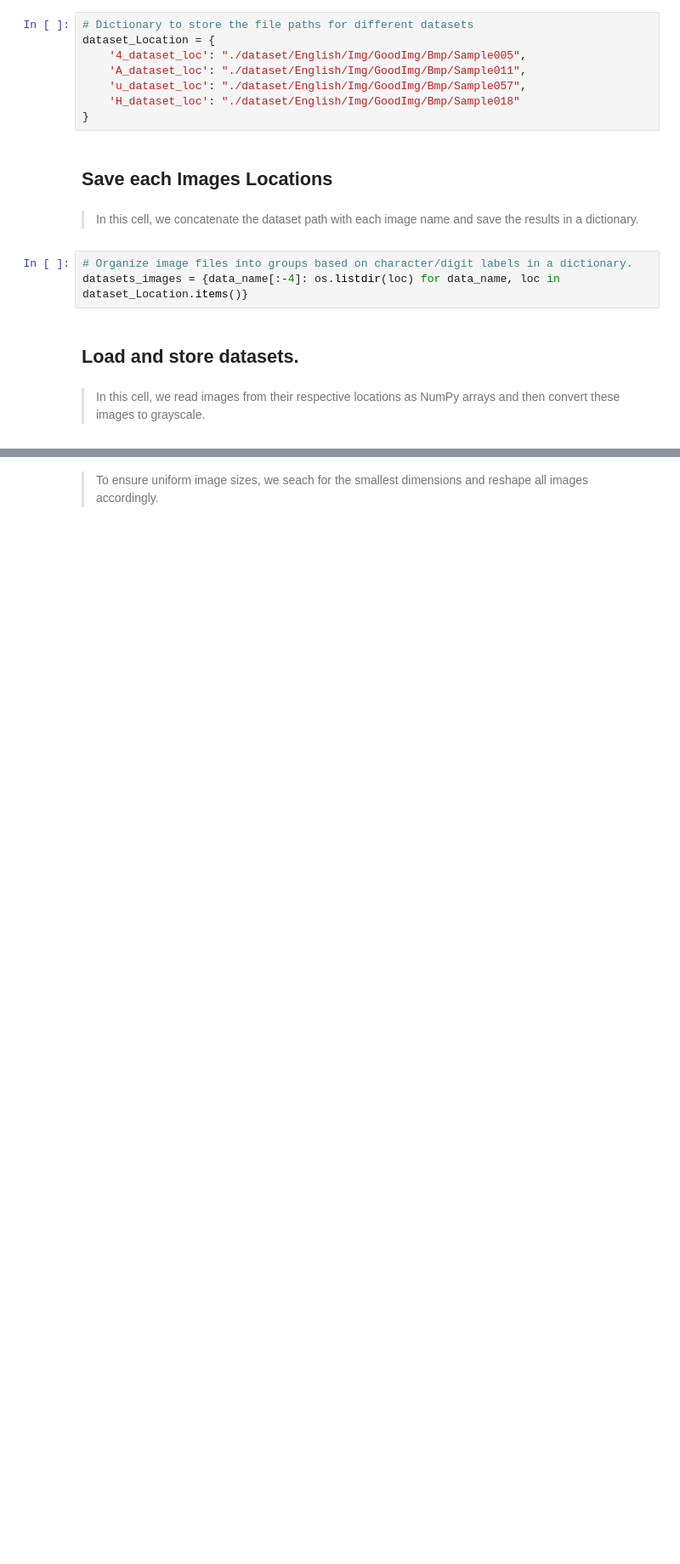
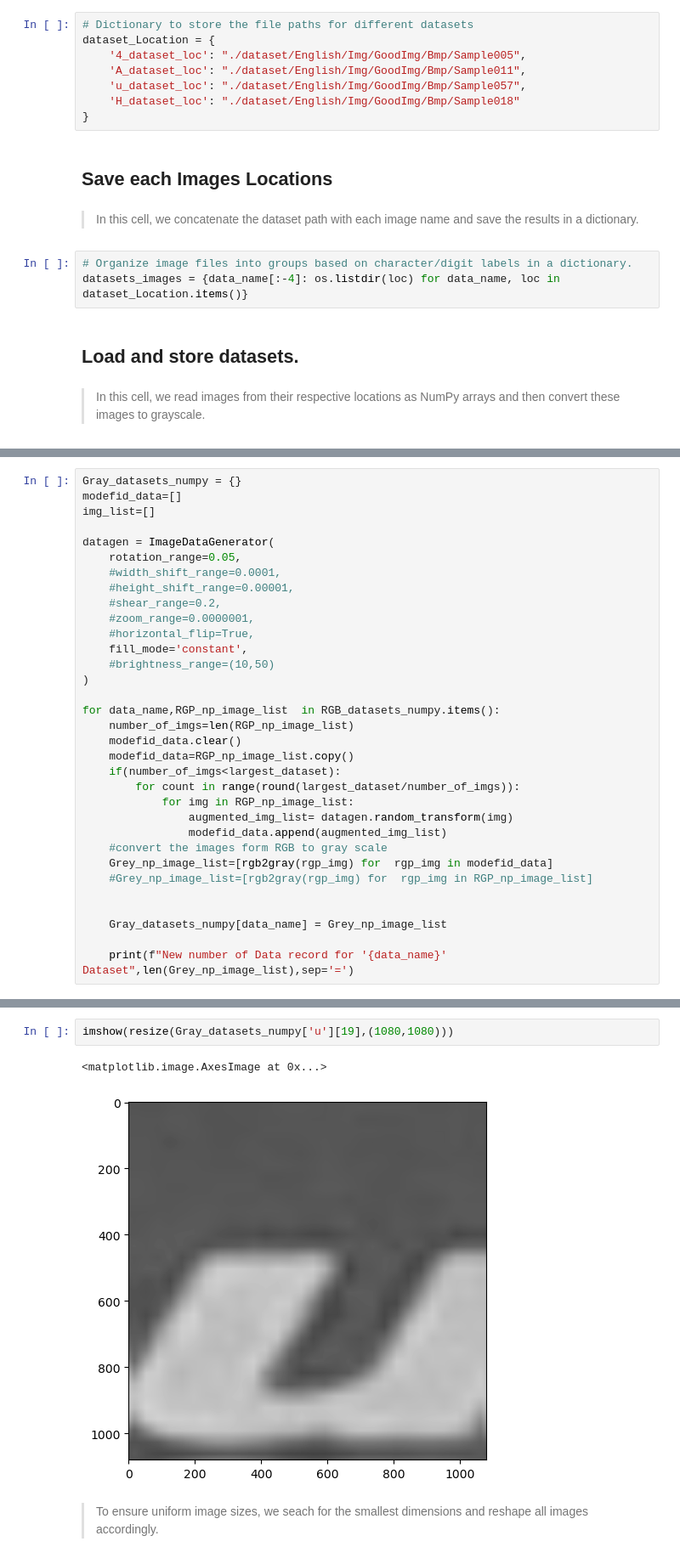
Before and after one commit to Mohamed600-DK/Image_Labelling_Linear_Classification, a Jupyter notebook: Image_Labelling_Linear_Classification.ipynb, the cells around one changed output, grey strips where cells are left out. Shown at 85% size. Saved outputs shown, nothing was run; the diff lists cells and outputs as text; blank space fills up the shorter version.

```diff
--- a/Image_Labelling_Linear_Classification.ipynb
+++ b/Image_Labelling_Linear_Classification.ipynb
@@ -238,0 +397,33 @@ for dataset, image_names in datasets_images.items():
+# %%
+Gray_datasets_numpy = {}
+modefid_data=[]
+img_list=[]
+
+datagen = ImageDataGenerator(
+    rotation_range=0.05,
+    #width_shift_range=0.0001,
+    #height_shift_range=0.00001,
+    #shear_range=0.2,
+    #zoom_range=0.0000001,
+    #horizontal_flip=True,
+    fill_mode='constant',
+    #brightness_range=(10,50)
+)
+
+for data_name,RGP_np_image_list  in RGB_datasets_numpy.items():
+    number_of_imgs=len(RGP_np_image_list)
+    modefid_data.clear()
+    modefid_data=RGP_np_image_list.copy()
+    if(number_of_imgs<largest_dataset):
+        for count in range(round(largest_dataset/number_of_imgs)):
+            for img in RGP_np_image_list:
+                augmented_img_list= datagen.random_transform(img)
+                modefid_data.append(augmented_img_list)
+    #convert the images form RGB to gray scale
+    Grey_np_image_list=[rgb2gray(rgp_img) for  rgp_img in modefid_data]
+    #Grey_np_image_list=[rgb2gray(rgp_img) for  rgp_img in RGP_np_image_list]
+
+
+    Gray_datasets_numpy[data_name] = Grey_np_image_list
+
+    print(f"New number of Data record for '{data_name}' Dataset",len(Grey_np_image_list),sep='=')
@@ -239,3 +435,8 @@ for dataset, image_names in datasets_images.items():
+# %%
+imshow(resize(Gray_datasets_numpy['u'][19],(1080,1080)))
+# %% [output]
+<matplotlib.image.AxesImage at 0x...>
+[figure, added]
 # %% [markdown]
 > To ensure uniform image sizes, we seach for the smallest dimensions and reshape all images accordingly.
 # %%
```
Also changed, not shown: parts of 32 cells of this notebook.
